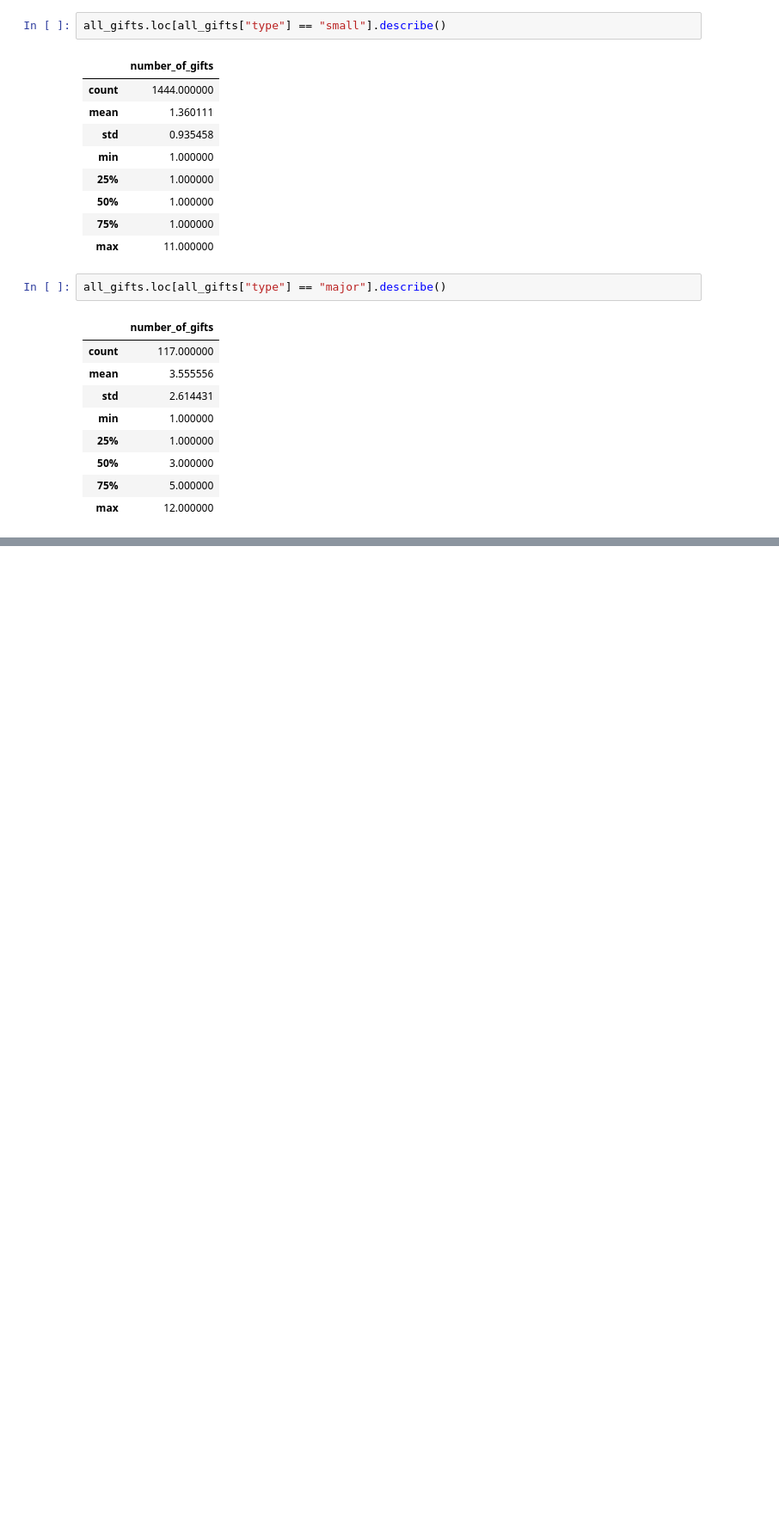
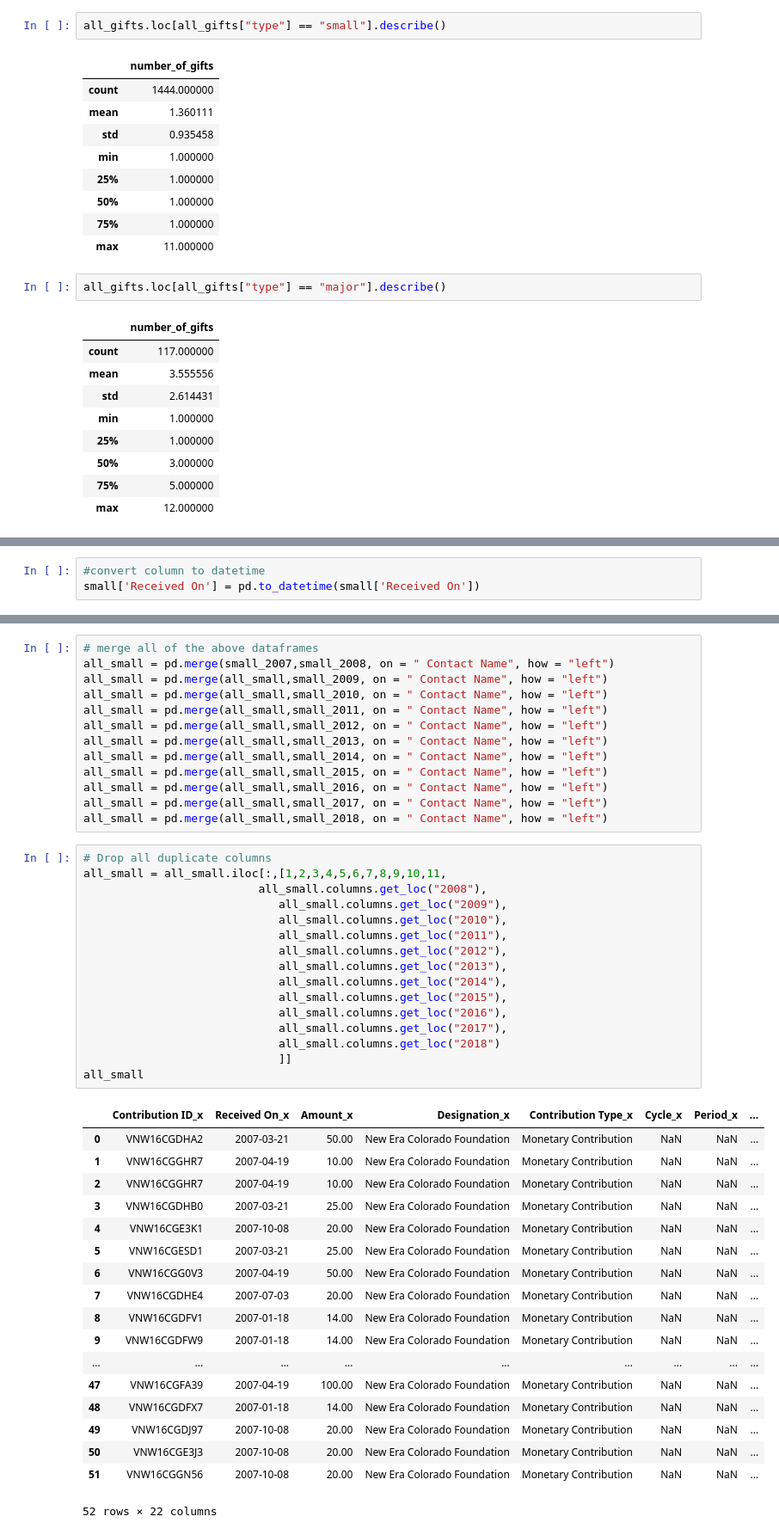
Before and after one commit to thebbennett/data-science-for-nonprofits, a Jupyter notebook: Historical Donor Exploratory Data Analysis.ipynb, the cells around one changed output, grey strips where cells are left out. Shown at 86% size. Cells and saved outputs as stored; diff of their text form; blank space fills up the shorter version.

```diff
--- a/Historical Donor Exploratory Data Analysis.ipynb
+++ b/Historical Donor Exploratory Data Analysis.ipynb
@@ -217,0 +226,3 @@ all_gifts.loc[all_gifts["type"] == "major"].describe()
+# %%
+#convert column to datetime
+small['Received On'] = pd.to_datetime(small['Received On'])
@@ -217,0 +262,48 @@ all_gifts.loc[all_gifts["type"] == "major"].describe()
+# %%
+# merge all of the above dataframes
+all_small = pd.merge(small_2007,small_2008, on = " Contact Name", how = "left")
+all_small = pd.merge(all_small,small_2009, on = " Contact Name", how = "left")
+all_small = pd.merge(all_small,small_2010, on = " Contact Name", how = "left")
+all_small = pd.merge(all_small,small_2011, on = " Contact Name", how = "left")
+all_small = pd.merge(all_small,small_2012, on = " Contact Name", how = "left")
+all_small = pd.merge(all_small,small_2013, on = " Contact Name", how = "left")
+all_small = pd.merge(all_small,small_2014, on = " Contact Name", how = "left")
+all_small = pd.merge(all_small,small_2015, on = " Contact Name", how = "left")
+all_small = pd.merge(all_small,small_2016, on = " Contact Name", how = "left")
+all_small = pd.merge(all_small,small_2017, on = " Contact Name", how = "left")
+all_small = pd.merge(all_small,small_2018, on = " Contact Name", how = "left")
+# %%
+# Drop all duplicate columns
+all_small = all_small.iloc[:,[1,2,3,4,5,6,7,8,9,10,11,
+                          all_small.columns.get_loc("2008"),
+                             all_small.columns.get_loc("2009"),
+                             all_small.columns.get_loc("2010"),
+                             all_small.columns.get_loc("2011"),
+                             all_small.columns.get_loc("2012"),
+                             all_small.columns.get_loc("2013"),
+                             all_small.columns.get_loc("2014"),
+                             all_small.columns.get_loc("2015"),
+                             all_small.columns.get_loc("2016"),
+                             all_small.columns.get_loc("2017"),
+                             all_small.columns.get_loc("2018")
+                             ]]
+all_small
+# %% [output]
+|  | Contribution ID_x | Received On_x | Amount_x | Designation_x | Contribution Type_x | Cycle_x | Period_x | ... |
+| 0 | VNW16CGDHA2 | 2007-03-21 | 50.00 | New Era Colorado Foundation | Monetary Contribution | NaN | NaN | ... |
+| 1 | VNW16CGGHR7 | 2007-04-19 | 10.00 | New Era Colorado Foundation | Monetary Contribution | NaN | NaN | ... |
+| 2 | VNW16CGGHR7 | 2007-04-19 | 10.00 | New Era Colorado Foundation | Monetary Contribution | NaN | NaN | ... |
+| 3 | VNW16CGDHB0 | 2007-03-21 | 25.00 | New Era Colorado Foundation | Monetary Contribution | NaN | NaN | ... |
+| 4 | VNW16CGE3K1 | 2007-10-08 | 20.00 | New Era Colorado Foundation | Monetary Contribution | NaN | NaN | ... |
+| 5 | VNW16CGESD1 | 2007-03-21 | 25.00 | New Era Colorado Foundation | Monetary Contribution | NaN | NaN | ... |
+| 6 | VNW16CGG0V3 | 2007-04-19 | 50.00 | New Era Colorado Foundation | Monetary Contribution | NaN | NaN | ... |
+| 7 | VNW16CGDHE4 | 2007-07-03 | 20.00 | New Era Colorado Foundation | Monetary Contribution | NaN | NaN | ... |
+| 8 | VNW16CGDFV1 | 2007-01-18 | 14.00 | New Era Colorado Foundation | Monetary Contribution | NaN | NaN | ... |
+| 9 | VNW16CGDFW9 | 2007-01-18 | 14.00 | New Era Colorado Foundation | Monetary Contribution | NaN | NaN | ... |
+| ... | ... | ... | ... | ... | ... | ... | ... | ... |
+| 47 | VNW16CGFA39 | 2007-04-19 | 100.00 | New Era Colorado Foundation | Monetary Contribution | NaN | NaN | ... |
+| 48 | VNW16CGDFX7 | 2007-01-18 | 14.00 | New Era Colorado Foundation | Monetary Contribution | NaN | NaN | ... |
+| 49 | VNW16CGDJ97 | 2007-10-08 | 20.00 | New Era Colorado Foundation | Monetary Contribution | NaN | NaN | ... |
+| 50 | VNW16CGE3J3 | 2007-10-08 | 20.00 | New Era Colorado Foundation | Monetary Contribution | NaN | NaN | ... |
+| 51 | VNW16CGGN56 | 2007-10-08 | 20.00 | New Era Colorado Foundation | Monetary Contribution | NaN | NaN | ... |
+52 rows × 22 columns
```
Also changed, not shown: parts of 7 cells of this notebook.
